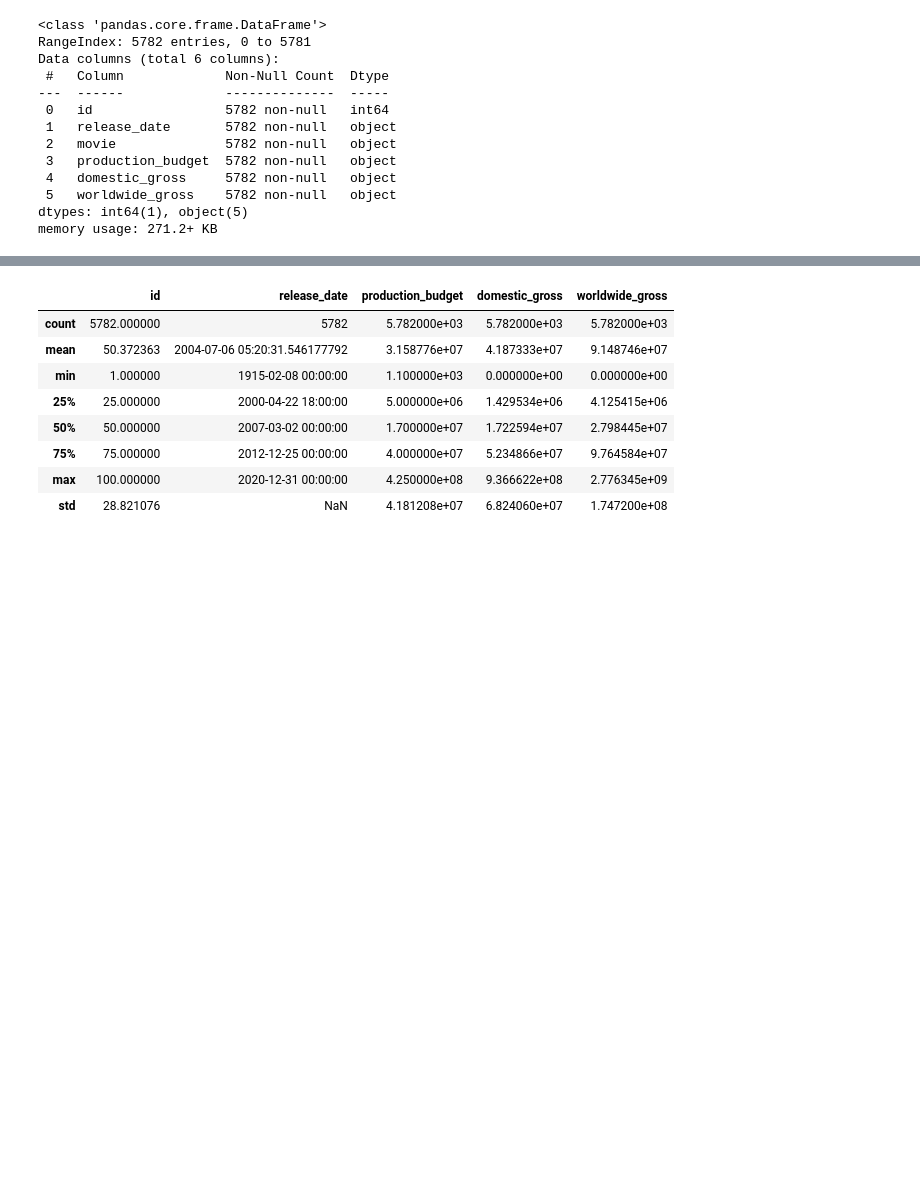
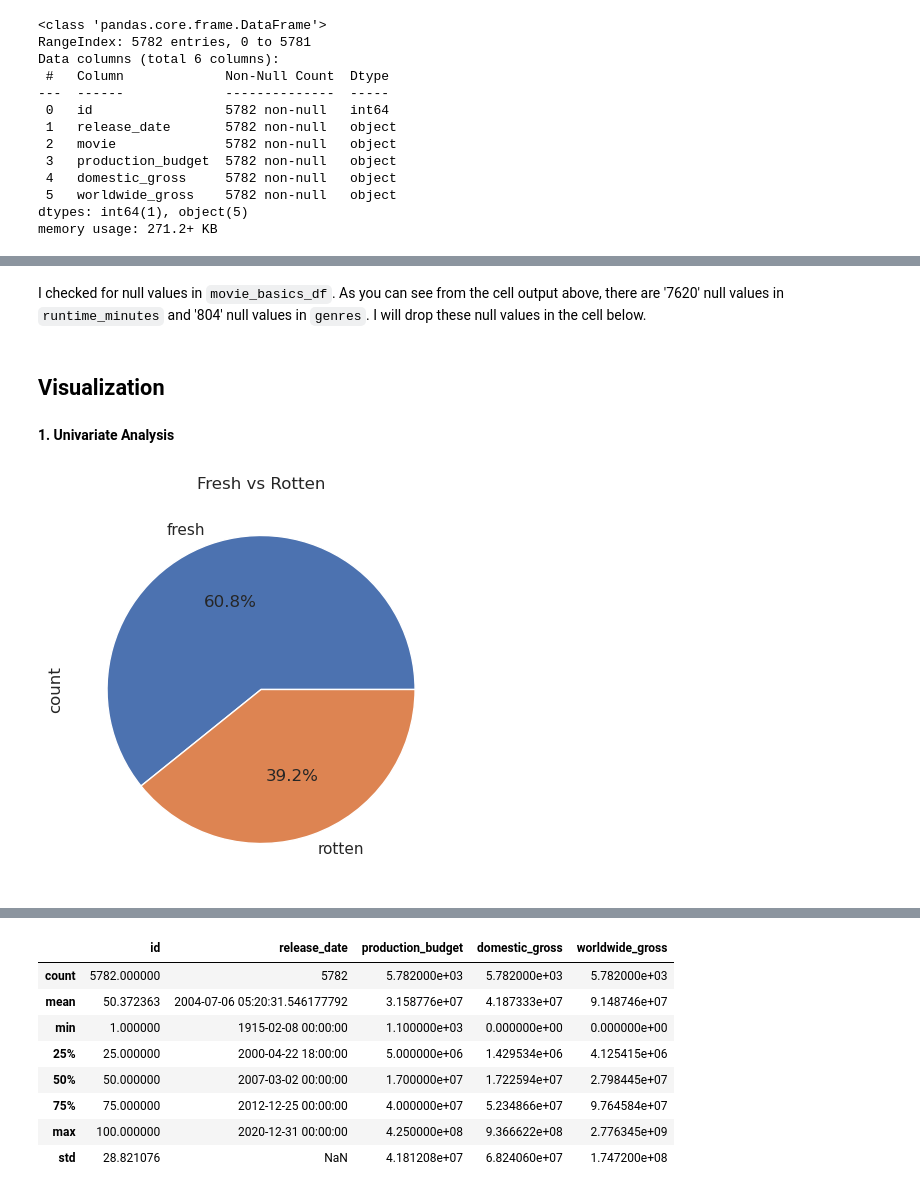
Before and after one commit to kev065/movie-studio-project, a Jupyter notebook: index.ipynb, the cells around one changed output, grey strips where cells are left out. Drawn from its saved outputs; the diff is of its cells as text; code cells hidden in the pictures; blank space fills up the shorter version.

```diff
--- a/index.ipynb
+++ b/index.ipynb
@@ -277,0 +353,8 @@ merged_df.head()
+# %%
+# drop 'star_rating' column because we have 'standardized_rating'
+merged_df1.drop('star_rating', axis=1, inplace=True)
+# %%
+# check and drop duplicates in merged_df1
+merged_df1.drop_duplicates(inplace=True)
+
+merged_df1.duplicated().sum()
@@ -277,0 +367,6 @@ merged_df.head()
+# %%
+# Drop missing values for 'theater_data', 'dvd_date' in 'merged_df1'
+merged_df1 = merged_df1.dropna(subset=['theater_date', 'dvd_date'])
+
+# Fill missing values in 'director' with 'Unknown'
+merged_df1['director'] = merged_df1['director'].fillna('Unknown')
@@ -277,0 +375,11 @@ merged_df.head()
+# %%
+# Impute missing values in 'runtime' with the mean value
+
+# Extract integer values from 'runtime' column using regular expression
+merged_df1['runtime'] = merged_df1['runtime'].str.extract('(\d+)').astype(float)
+
+# Calculate the mean of the numeric values in 'runtime' column
+mean_runtime = merged_df1['runtime'].mean()
+
+# Fill missing values in 'runtime' column with the mean value
+merged_df1['runtime'].fillna(mean_runtime, inplace=True)
@@ -601,0 +496,2 @@ movie_budgets_df.head(2)
+# %% [markdown]
+I checked for null values in `movie_basics_df`. As you can see from the cell output above, there are '7620' null values in `runtime_minutes` and '804' null values in `genres`. I will drop these null values in the cell below.
@@ -601,0 +501,12 @@ movie_budgets_df.head(2)
+# %% [markdown]
+## Visualization
+# %% [markdown]
+**1. Univariate Analysis**
+# %%
+# create a pie chart of 'fresh' vs 'rotten' in merged_df1
+plt.figure(figsize=(8,5))
+merged_df1['fresh'].value_counts().plot(kind='pie', autopct='%1.1f%%')
+plt.title('Fresh vs Rotten')
+plt.show()
+# %% [output]
+[figure, added]
```
Also changed, not shown: parts of 184 cells of this notebook.
